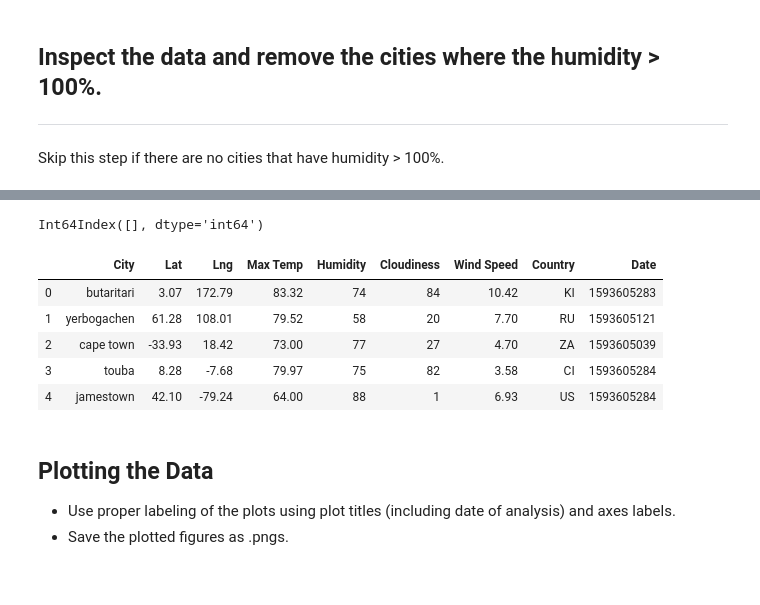
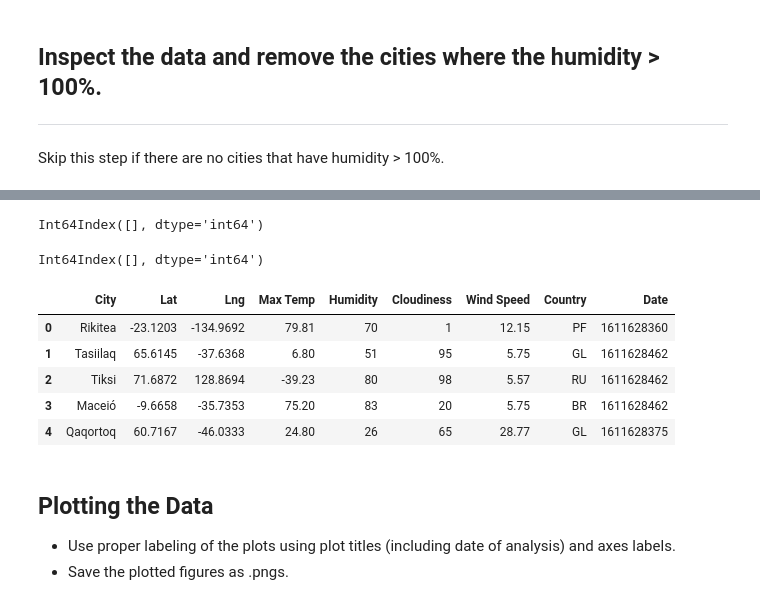
Before and after one commit to wjriebel/Python-API-Challenge, a Jupyter notebook: WeatherPy/WeatherPy.ipynb, the cells around one changed output, grey strips where cells are left out. Saved outputs shown, nothing was run; the diff lists cells and outputs as text; code cells hidden in the pictures.

```diff
--- a/WeatherPy/WeatherPy.ipynb
+++ b/WeatherPy/WeatherPy.ipynb
@@ -110,0 +115,10 @@ Data Retrieval Complete
+# %%
+weather_df = pd.DataFrame({'City':city_name,
+                          'Lat':Lat,
+                          'Lng':Lng,
+                          'Max Temp':Max_Temp,
+                          'Humidity':Humidity,
+                          'Cloudiness':Cloudiness,
+                          'Wind Speed':Wind_Speed,
+                          'Country':Country,
+                          'Date':Date})
@@ -126,3 +145,8 @@ Skip this step if there are no cities that have humidity > 100%.
+# %%
+humid_cities= weather_df[(weather_df['Humidity']>100)].index
+humid_cities
+# %% [output]
+Int64Index([], dtype='int64')
 # %%
 #  Get the indices of cities that have humidity over 100%.
 # %% [output]
@@ -130,10 +154,12 @@ Int64Index([], dtype='int64')
 # %%
 # Make a new DataFrame equal to the city data to drop all humidity outliers by index.
 # Passing "inplace=False" will make a copy of the city_data DataFrame, which we call "clean_city_data".
+clean_city_data = weather_df.drop(humid_cities,inplace=False)
+clean_city_data.head()
 # %% [output]
 |  | City | Lat | Lng | Max Temp | Humidity | Cloudiness | Wind Speed | Country | Date |
-| 0 | butaritari | 3.07 | 172.79 | 83.32 | 74 | 84 | 10.42 | KI | 1593605283 |
-| 1 | yerbogachen | 61.28 | 108.01 | 79.52 | 58 | 20 | 7.70 | RU | 1593605121 |
-| 2 | cape town | -33.93 | 18.42 | 73.00 | 77 | 27 | 4.70 | ZA | 1593605039 |
-| 3 | touba | 8.28 | -7.68 | 79.97 | 75 | 82 | 3.58 | CI | 1593605284 |
-| 4 | jamestown | 42.10 | -79.24 | 64.00 | 88 | 1 | 6.93 | US | 1593605284 |
+| 0 | Rikitea | -23.1203 | -134.9692 | 79.81 | 70 | 1 | 12.15 | PF | 1611628360 |
+| 1 | Tasiilaq | 65.6145 | -37.6368 | 6.80 | 51 | 95 | 5.75 | GL | 1611628462 |
+| 2 | Tiksi | 71.6872 | 128.8694 | -39.23 | 80 | 98 | 5.57 | RU | 1611628462 |
+| 3 | Maceió | -9.6658 | -35.7353 | 75.20 | 83 | 20 | 5.75 | BR | 1611628462 |
+| 4 | Qaqortoq | 60.7167 | -46.0333 | 24.80 | 26 | 65 | 28.77 | GL | 1611628375 |
```
Also changed, not shown: parts of 10 cells of this notebook, 1 other file.
